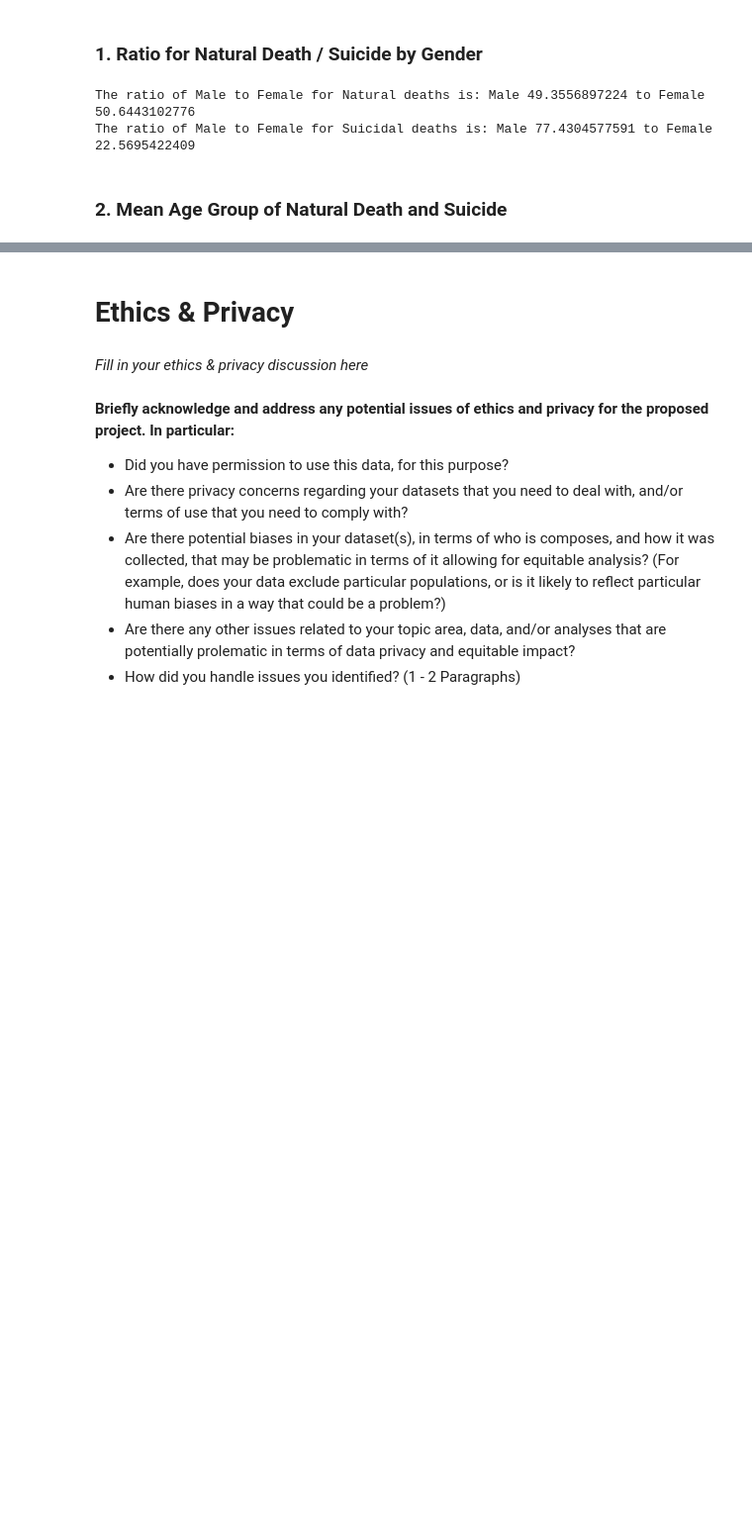
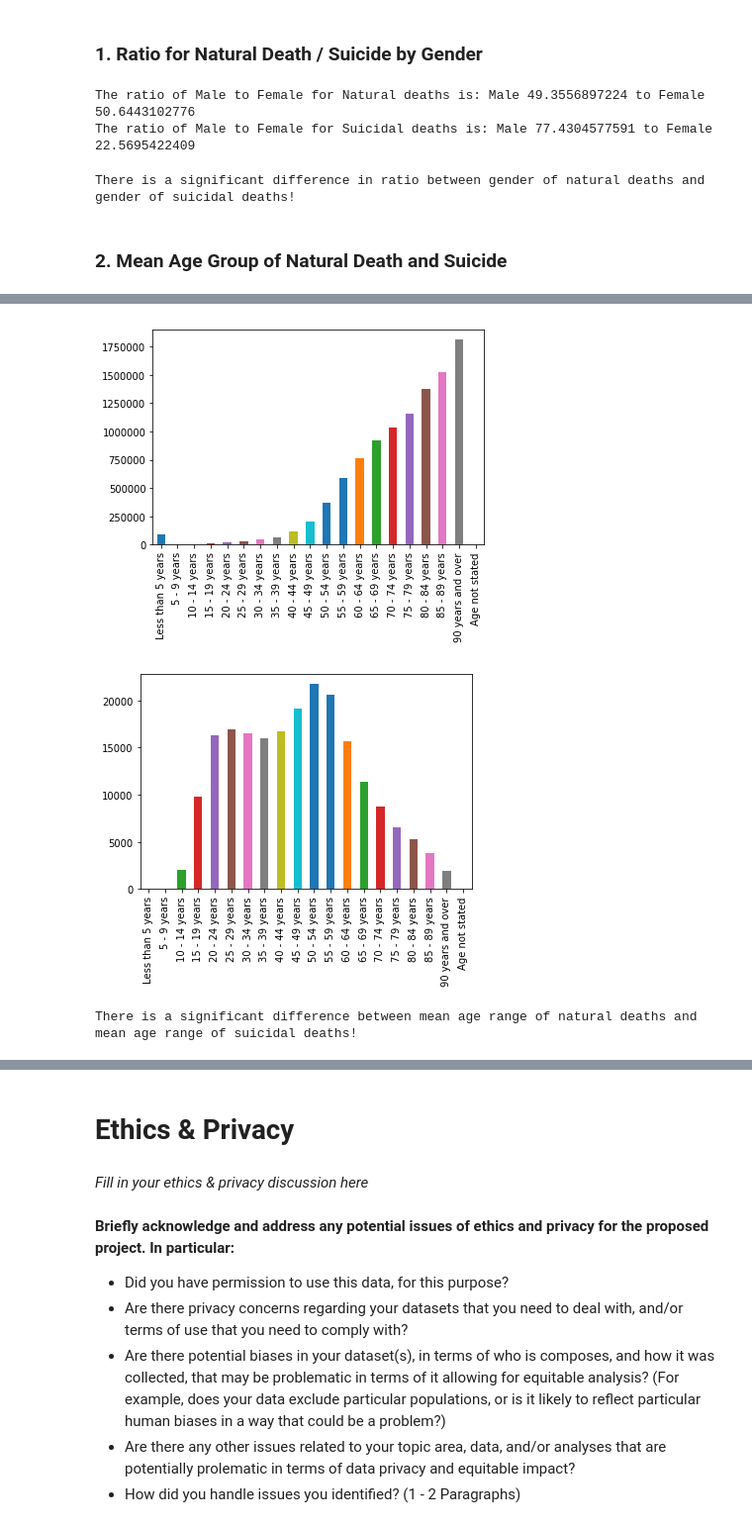
Before and after one commit to WeilunY/COGS108_Project, a Jupyter notebook: FinalProject.ipynb, the cells around one changed output, grey strips where cells are left out. Shown: that part at 99% size. Drawn from its saved outputs; the diff is of its cells as text; code cells hidden in the pictures; blank space fills up the shorter version.

```diff
--- a/FinalProject.ipynb
+++ b/FinalProject.ipynb
@@ -822,6 +792,31 @@ print('The ratio of Male to Female for Suicidal deaths is: Male ' + str(sMale*10
 # %% [output]
 The ratio of Male to Female for Natural deaths is: Male 49.3556897224 to Female 50.6443102776
 The ratio of Male to Female for Suicidal deaths is: Male 77.4304577591 to Female 22.5695422409
+# %%
+#checking for significant difference between gender ratios for natural vs suicidal deaths
+
+#create dict for male:1 female:0
+gender_map = {'M':1,'F':0}
+
+#get natural deaths by gender
+NGD = cdf[cdf['Cause'] == 'Natural']['Sex']
+#change the gender desciptions to numbers 0 and 1
+#NGD = NGD['Sex'].map(gender_map)
+NGC = NGD.value_counts()
+
+#get suicide deaths by education
+SGD = cdf[cdf['Cause'] == 'Suicide']['Sex']
+#change the gender desciptions to numbers 0 and 1
+#SGD = SGD['Sex'].map(gender_map)
+SGC = SGD.value_counts()
+
+chisq, p_val_chi = stats.chisquare(np.array([NGC.values, SGC.values]), axis=None)
+
+if p_val_chi < 0.01:
+    print('There is a significant difference in ratio between gender of natural deaths \
+and gender of suicidal deaths!')
+# %% [output]
+There is a significant difference in ratio between gender of natural deaths and gender of suicidal deaths!
 # %% [markdown]
 ### 2. Mean Age Group of Natural Death and Suicide
 # %%
@@ -875,4 +868,49 @@ The mean of ages for natural deaths is : 70 - 74 years
 The mean of ages for suicidal deaths is : 40 - 44 years
+# %%
+#checking for significant difference between age ranges for natural vs suicidal deaths
+
+#invert the age dictionary key:value and change string to number
+age_inv_map = dict((v, int(k)-25) for k, v in age_dict.items())
+age_inv_map.pop('Age not stated', None)
+
+#get natural deaths by age
+NAD = cdf[cdf['Cause'] == 'Natural']
+NAD = NAD[NAD['Age'] != 'Age not stated']
+
+#outliers
+NA.plot(kind='bar')
+plt.show()
+
+#we delete the outlier Less than 5 years because the two dataframes need to have
+#same set of keys for the chi square test. Aka suicidal deaths do not include a
+#less than 5 years count.
+NAD = NAD[NAD['Age'] != 'Less than 5 years']
+NAD = NAD['Age'].map(age_inv_map)
+NAC = NAD.value_counts()
+
+#get suicide deaths by age
+SAD = cdf[cdf['Cause'] == 'Suicide']
+#note that suicidal deaths do not include a Less than 5 years count
+SAD = SAD[SAD['Age'] != 'Age not stated']
+SAD = SAD['Age'].map(age_inv_map)
+SAC = SAD.value_counts()
+
+SA.plot(kind='bar')
+plt.show()
+
+chisq, p_val_chi = stats.chisquare(np.array([NAC.values, SAC.values]), axis=None)
+
+if p_val_chi < 0.01:
+    print('There is a significant difference between mean age range of natural deaths \
+and mean age range of suicidal deaths!')
+del NAD
+del NAC
+del SAD
+del SAC
+# %% [output]
+[figure, added]
+[figure, added]
+There is a significant difference between mean age range of natural deaths and mean age range of suicidal deaths!
 # %%
 #Mean of Education for Natural Deaths
 
```
Also changed, not shown: parts of 13 cells of this notebook, 1 other file.
